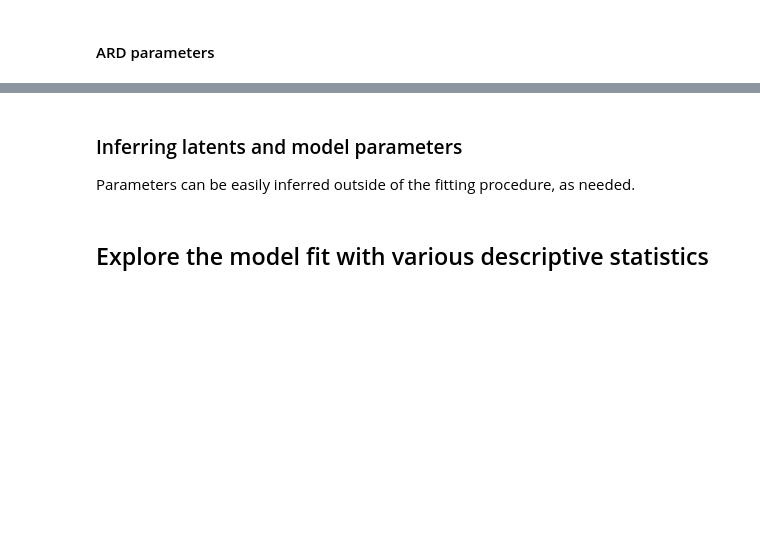
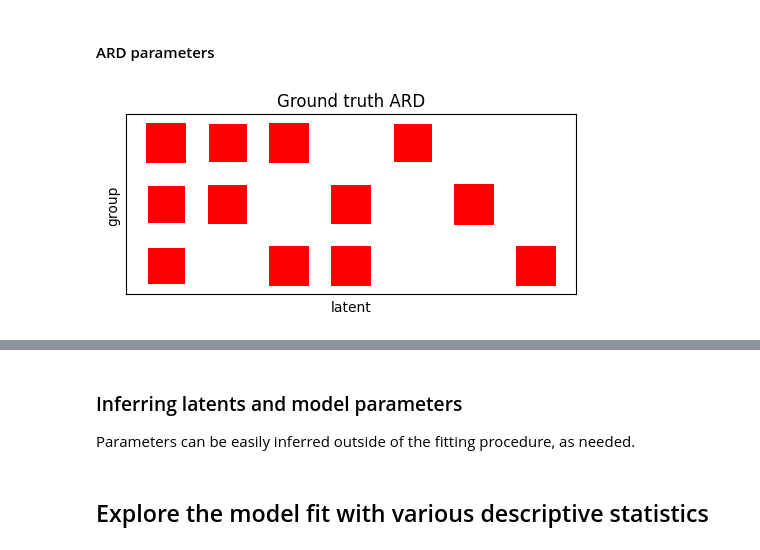
Before and after one commit to egokcen/latents, a Jupyter notebook: notebooks/demo_mdlag.ipynb, the cells around one changed output, grey strips where cells are left out. Drawn from its saved outputs; the diff is of its cells as text; code cells hidden in the pictures; blank space fills up the shorter version.

```diff
--- a/notebooks/demo_mdlag.ipynb
+++ b/notebooks/demo_mdlag.ipynb
@@ -17,2 +144,17 @@
 # %% [markdown]
 #### ARD parameters
+# %%
+# Ground truth
+# Compute the relative shared variance explained by each latent in each group
+alpha_inv = 1 / obs_params.alpha.mean
+alpha_inv_rel = alpha_inv / np.sum(alpha_inv, axis=1, keepdims=True)
+plt.figure(figsize=(5, 3))
+plt.subplot(1, 1, 1)
+plt.title("Ground truth ARD")
+hinton(alpha_inv_rel)
+plt.xlabel("latent")
+plt.ylabel("group")
+plt.tight_layout()
+plt.show()
+# %% [output]
+[figure, added]
```
Also changed, not shown: parts of 13 cells of this notebook.
